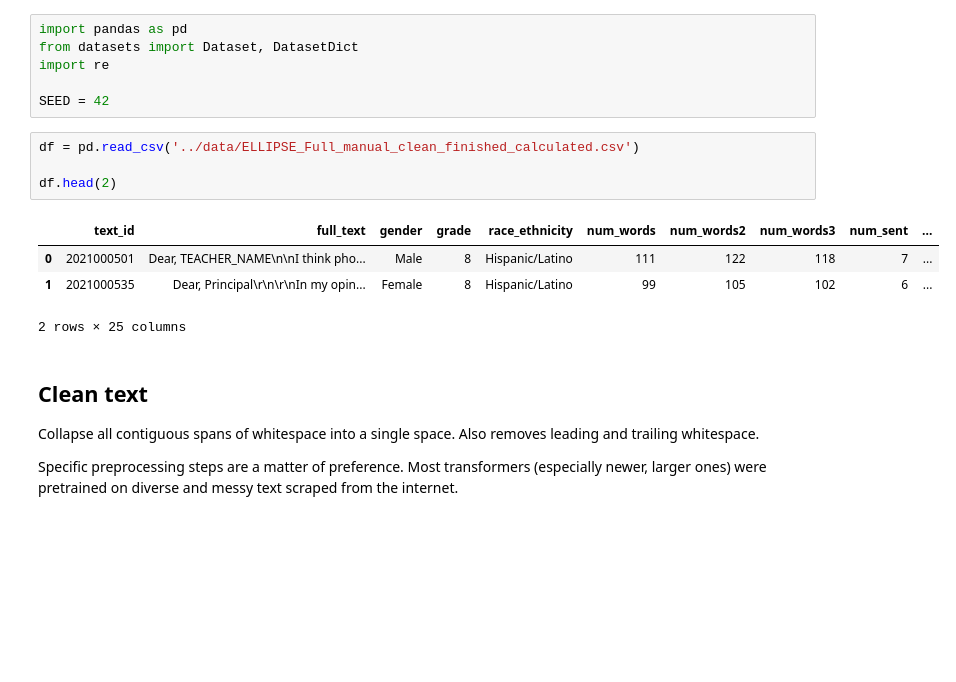
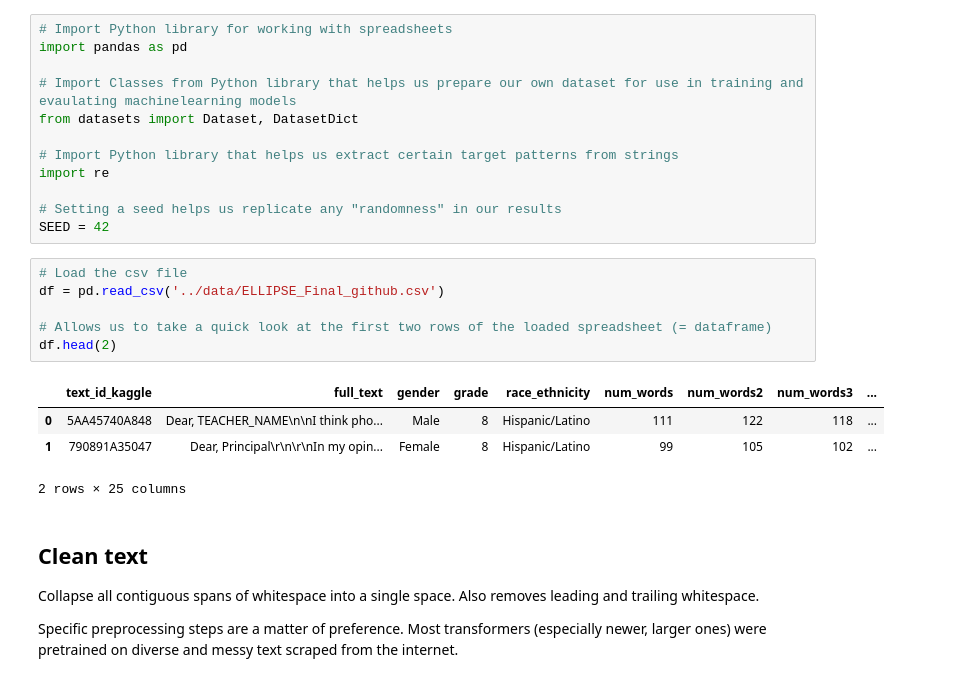
Before and after one commit to learlab/cfa-transformers, a Jupyter notebook: src/1-partition-data.ipynb, the cells around one changed output. Saved outputs shown, nothing was run; the diff lists cells and outputs as text; blank space fills up the shorter version.

```diff
--- a/src/1-partition-data.ipynb
+++ b/src/1-partition-data.ipynb
@@ -1,17 +1,25 @@
 # %%
+# Import Python library for working with spreadsheets
 import pandas as pd
+
+# Import Classes from Python library that helps us prepare our own dataset for use in training and evaulating machinelearning models
 from datasets import Dataset, DatasetDict
+
+# Import Python library that helps us extract certain target patterns from strings
 import re
 
+# Setting a seed helps us replicate any "randomness" in our results
 SEED = 42
 # %%
-df = pd.read_csv('../data/ELLIPSE_Full_manual_clean_finished_calculated.csv')
+# Load the csv file
+df = pd.read_csv('../data/ELLIPSE_Final_github.csv')
 
+# Allows us to take a quick look at the first two rows of the loaded spreadsheet (= dataframe)
 df.head(2)
 # %% [output]
-|  | text_id | full_text | gender | grade | race_ethnicity | num_words | num_words2 | num_words3 | num_sent | ... |
-| 0 | 2021000501 | Dear, TEACHER_NAME\n\nI think pho... | Male | 8 | Hispanic/Latino | 111 | 122 | 118 | 7 | ... |
-| 1 | 2021000535 | Dear, Principal\r\n\r\nIn my opin... | Female | 8 | Hispanic/Latino | 99 | 105 | 102 | 6 | ... |
+|  | text_id_kaggle | full_text | gender | grade | race_ethnicity | num_words | num_words2 | num_words3 | ... |
+| 0 | 5AA45740A848 | Dear, TEACHER_NAME\n\nI think pho... | Male | 8 | Hispanic/Latino | 111 | 122 | 118 | ... |
+| 1 | 790891A35047 | Dear, Principal\r\n\r\nIn my opin... | Female | 8 | Hispanic/Latino | 99 | 105 | 102 | ... |
 2 rows × 25 columns
 # %% [markdown]
 ## Clean text
```
Also changed, not shown: parts of 9 cells of this notebook, 3 other files.
